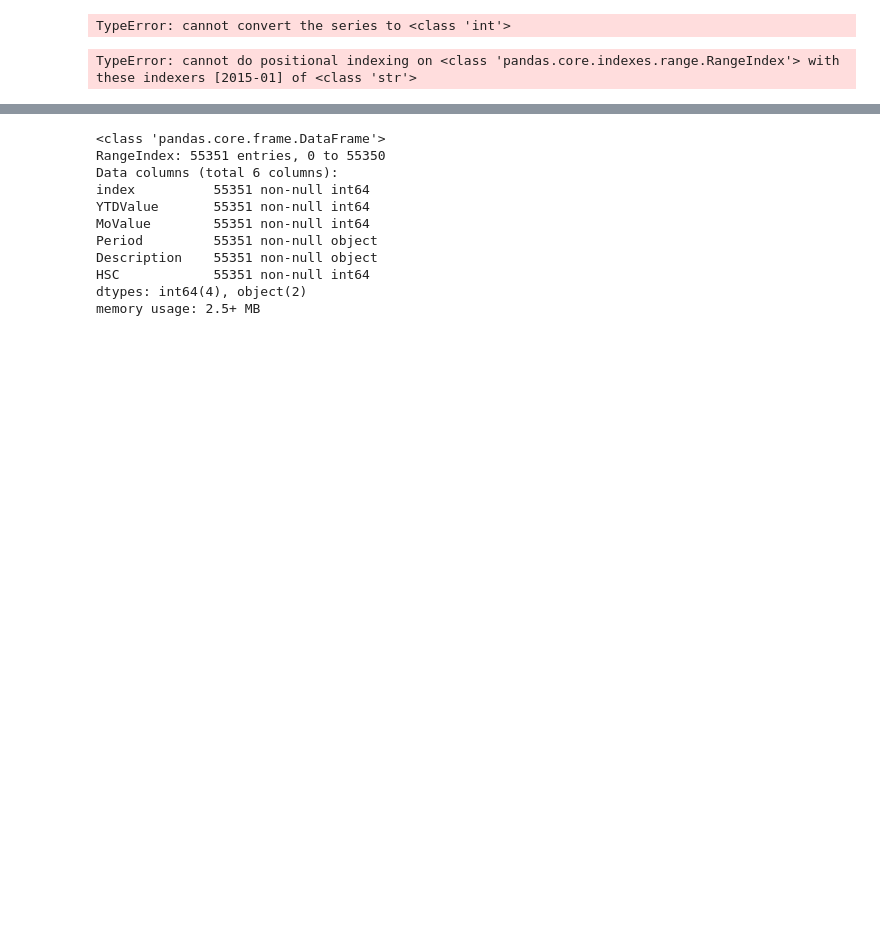
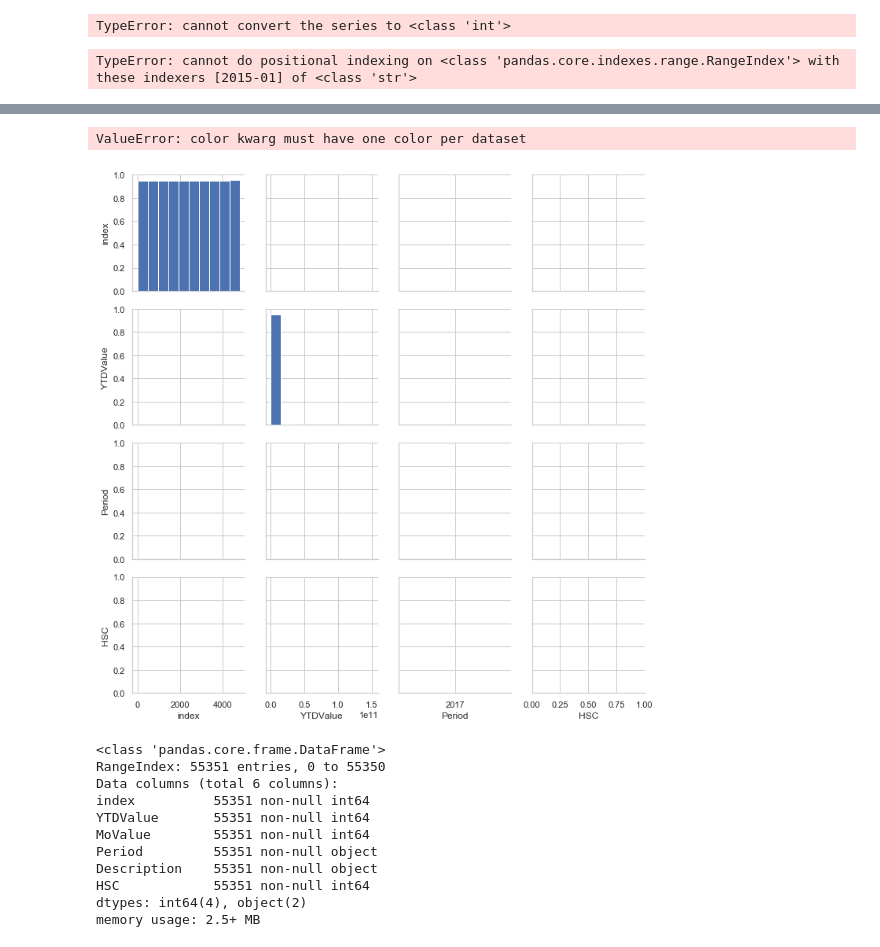
Before and after one commit to Sailendra-Mahapatra/Project2, a Jupyter notebook: Alex's Workbook/workbook.ipynb, the cells around one changed output, grey strips where cells are left out. Saved outputs shown, nothing was run; the diff lists cells and outputs as text; code cells hidden in the pictures; blank space fills up the shorter version.

```diff
--- a/Alex's Workbook/workbook.ipynb
+++ b/Alex's Workbook/workbook.ipynb
@@ -563,6 +544,11 @@ dates_2017 = df.loc[df['Period'].str.contains("2017-12")]
 dates_2018 = df.loc[df['Period'].str.contains("2018-12")]
 # %%
 dates_2016 = df.loc[df["Period"].str.contains("2016")]
+# %%
+sns.pairplot(df)
+# %% [output]
+ValueError: color kwarg must have one color per dataset
+[figure, added]
 # %%
 dates = df.loc[df['Period'].str.contains("2015-12")]
 # %%
```
Also changed, not shown: parts of 24 cells of this notebook, 6 other files.
